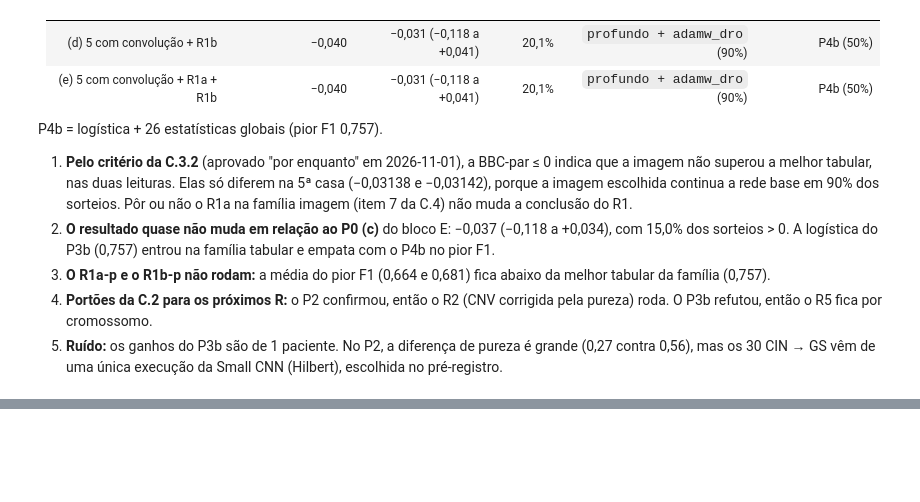
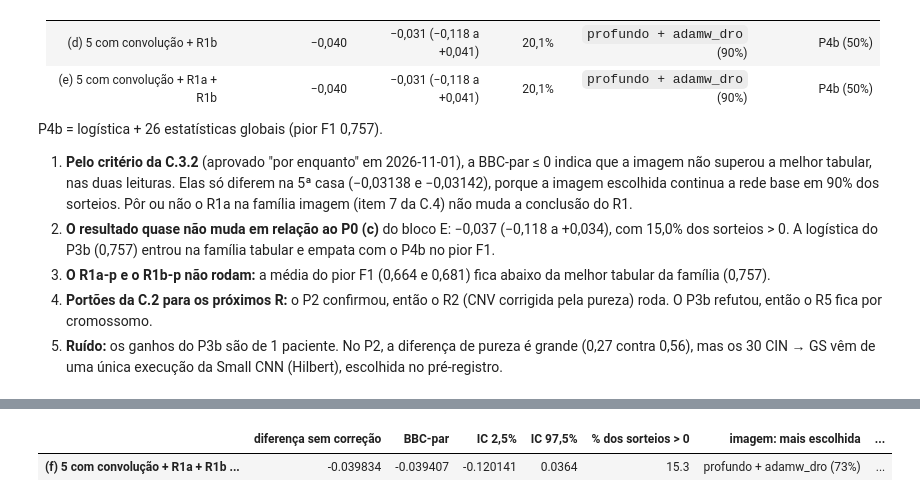
Before and after one commit to leocendino/imagens_de_cg_para_classificacao, a Jupyter notebook: notebooks/05_eval.ipynb, the cells around one changed output, grey strips where cells are left out. Cells and saved outputs as stored; diff of their text form; code cells hidden in the pictures; blank space fills up the shorter version.

```diff
--- a/notebooks/05_eval.ipynb
+++ b/notebooks/05_eval.ipynb
@@ -1866,0 +1876,29 @@ P4b = logística + 26 estatísticas globais (pior F1 0,757).
+# %%
+log("=== bloco G: avaliação do R9 ===")
+P9 = {n: [ler_oof(OOF_R, f"{n}_s{s}") for s in SEMENTES] for n in ["R9", "R9-p", "R0-p"]}
+ref_9 = pd.read_csv(RESULTS / "04_models_r9.csv", index_col=0)["pior F1"]
+for n in P9:  # autoteste: reproduz o results/04_models_r9.csv
+    assert np.isclose(np.mean([pior_yp(p.argmax(axis=1)) for p in P9[n]]), ref_9[n]), n
+IM9 = {n: [p.argmax(axis=1) for p in ps] for n, ps in P9.items()}
+
+
+def dif_ic(a, b, met="pior F1"):
+    # média, sobre as sementes, da diferença a − b, e IC 95% pelo bootstrap pareado (como a dif_media() do bloco D)
+    pont = np.mean([painel(confusoes(y, u)[0])[met] - painel(confusoes(y, v)[0])[met] for u, v in zip(a, b)])
+    d = np.mean([painel(confusoes(y, u, idx))[met] - painel(confusoes(y, v, idx))[met] for u, v in zip(a, b)], axis=0)
+    return pont, *np.percentile(d, [2.5, 97.5])
+
+
+perm9 = dif_ic(IM9["R9"], IM9["R9-p"])
+base9 = dif_ic(IM9["R9"], [p.argmax(axis=1) for p in OTIM["profundo + adamw_dro"]])
+res_g = pd.DataFrame({"(f) 5 com convolução + R1a + R1b + R9 × tabular": bbc_par(IMAGEM | IM | {"R9": IM9["R9"]}, TAB_F)}).T
+bbc9 = res_g["BBC-par"].iloc[0]
+confirma = perm9[1] > 0 and bbc9 > 0
+print(f"Perm(R9) = R9 − R9-p: {perm9[0]:+.3f} ({perm9[1]:+.3f} a {perm9[2]:+.3f}); R9 − rede base: {base9[0]:+.3f} "
+      f"({base9[1]:+.3f} a {base9[2]:+.3f}); BBC-par (f): {bbc9:+.3f}. Pré-registro: confirma (nível 3) com Perm(R9) > 0 e IC "
+      f"sem o 0, e BBC-par > 0 → {'CONFIRMA' if confirma else 'REFUTA'}")
+pd.concat([res_g, pd.DataFrame([{"Perm(R9)": perm9[0], "Perm IC 2,5%": perm9[1], "Perm IC 97,5%": perm9[2],
+                                 "R9 − rede base": base9[0]}], index=res_g.index)], axis=1).to_csv(RESULTS / "05_eval_bloco_g.csv")
+log("bloco G terminado: results/05_eval_bloco_g.csv gravado")
+res_g
+# %% [output]
@@ -1866,0 +1908,2 @@ P4b = logística + 26 estatísticas globais (pior F1 0,757).
+|  | diferença sem correção | BBC-par | IC 2,5% | IC 97,5% | % dos sorteios > 0 | imagem: mais escolhida | ... |
+| (f) 5 com convolução + R1a + R1b ... | -0.039834 | -0.039407 | -0.120141 | 0.0364 | 15.3 | profundo + adamw_dro (73%) | ... |
```
Also changed, not shown: parts of 13 cells of this notebook, 1 other file.
